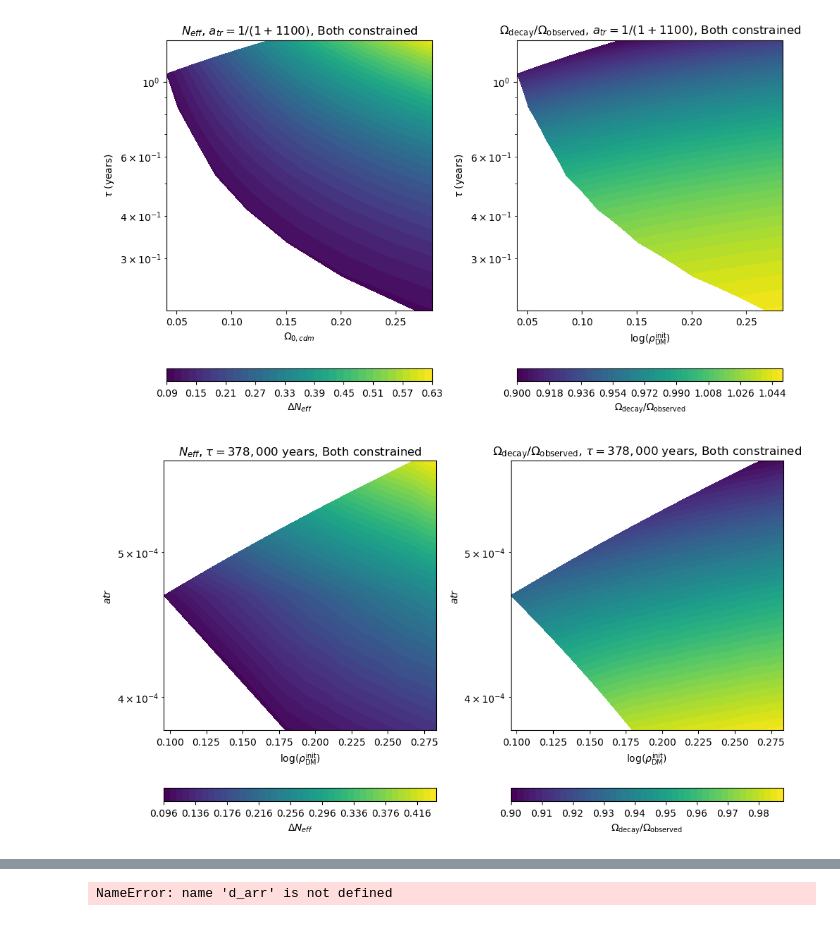
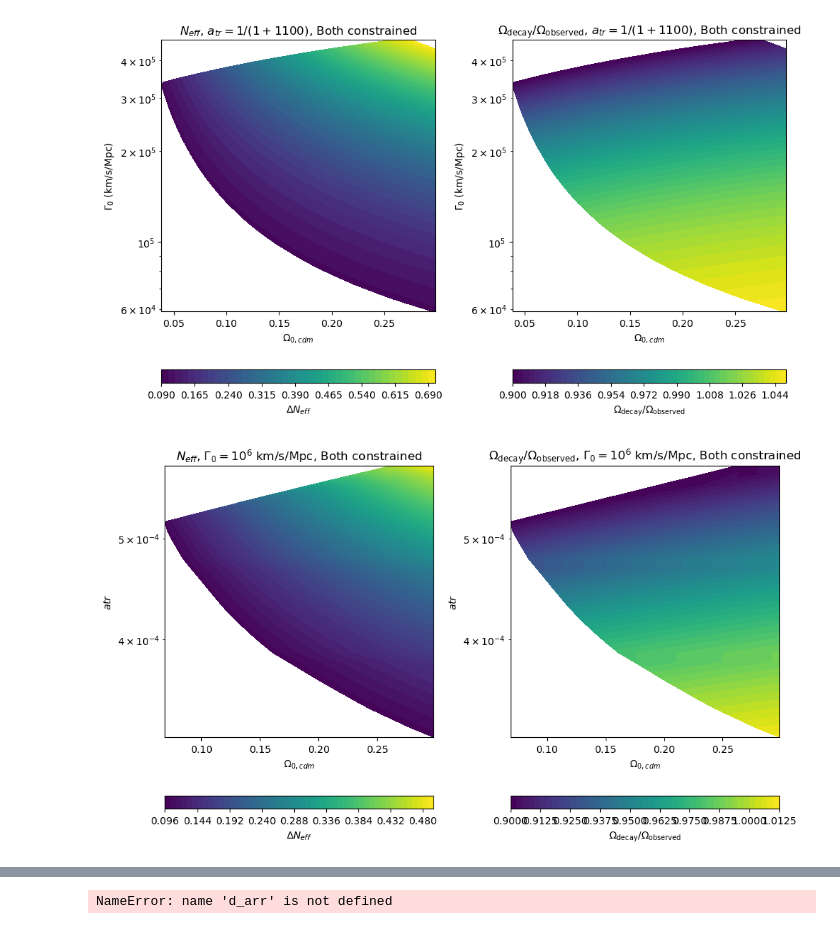
Before and after one commit to KoniOKoni/COFI, a Jupyter notebook: Untitled.ipynb, the cells around one changed output, grey strips where cells are left out. Drawn from its saved outputs; the diff is of its cells as text; code cells hidden in the pictures.

```diff
--- a/Untitled.ipynb
+++ b/Untitled.ipynb
@@ -20,7 +20,7 @@ Ntau.tricontourf(ftau, atrtau, Nefftau, levels = N_level)
 #Ntau.set_xscale('log')
 Ntau.set_yscale('log')
 Ntau.set_xlabel(r'$\Omega_{0,cdm}$')
-Ntau.set_ylabel(r'$\tau$ (years)')
+Ntau.set_ylabel(r'$\Gamma_0$ (km/s/Mpc)')
 Ntau.set_title(r'$N_{eff}$, $a_{tr} = 1/(1+1100)$, Both constrained')
 fig1.colorbar(Ntau.tricontourf(ftau, atrtau, Nefftau, levels = N_level), ax=Ntau,
                      orientation='horizontal').set_label(r'$\Delta N_{eff}$')
@@ -28,38 +28,38 @@ fig1.colorbar(Ntau.tricontourf(ftau, atrtau, Nefftau, levels = N_level), ax=Ntau
 difftau.tricontourf(ftau, atrtau, Omegadifftau, levels = N_level)
 #difftau.set_xscale('log')
 difftau.set_yscale('log')
-difftau.set_xlabel(r'$$\Omega_{0,cdm}$$')
-difftau.set_ylabel(r'$\tau$ (years)')
+difftau.set_xlabel(r'$\Omega_{0,cdm}$')
+difftau.set_ylabel(r'$\Gamma_0$ (km/s/Mpc)')
 difftau.set_title(r'$\Omega_{\mathrm{decay}} / \Omega_{\mathrm{observed}}$, $a_{tr} = 1/(1+1100)$, Both constrained')
 fig1.colorbar(difftau.tricontourf(ftau, atrtau, Omegadifftau, levels = N_level), ax=difftau,
                      orientation='horizontal').set_label(r'$\Omega_{\mathrm{decay}} / \Omega_{\mathrm{observed}}$')
 
 fig1.tight_layout()
 # %% [output]
-[figure, old version]
+[figure, new version]
 # %%
 fig2, (Natr, diffatr) = plt.subplots(1,2, figsize = (10,6))
 Natr.tricontourf(fatr, tauatr, Neffatr, levels = N_level)
 #Natr.set_xscale('log')
 Natr.set_yscale('log')
-Natr.set_xlabel(r'$\log(\rho_{\mathrm{DM}}^{\mathrm{init}})$')
+Natr.set_xlabel(r'$\Omega_{0,cdm}$')
 Natr.set_ylabel(r'$atr$')
-Natr.set_title(r'$N_{eff}$, $\tau = 378,000$ years, Both constrained')
+Natr.set_title(r'$N_{eff}$, $\Gamma_0 = 10^6$ km/s/Mpc, Both constrained')
 fig2.colorbar(Natr.tricontourf(fatr, tauatr, Neffatr, levels = N_level), ax=Natr,
                      orientation='horizontal').set_label(r'$\Delta N_{eff}$')
 
 diffatr.tricontourf(fatr, tauatr, Omegadiffatr, levels = N_level)
 #diffatr.set_xscale('log')
 diffatr.set_yscale('log')
-diffatr.set_xlabel(r'$\log(\rho_{\mathrm{DM}}^{\mathrm{init}})$')
+diffatr.set_xlabel(r'$\Omega_{0,cdm}$')
 diffatr.set_ylabel(r'$atr$')
-diffatr.set_title(r'$\Omega_{\mathrm{decay}} / \Omega_{\mathrm{observed}}$, $\tau = 378,000$ years, Both constrained')
+diffatr.set_title(r'$\Omega_{\mathrm{decay}} / \Omega_{\mathrm{observed}}$, $\Gamma_0 = 10^6$ km/s/Mpc, Both constrained')
 fig2.colorbar(diffatr.tricontourf(fatr, tauatr, Omegadiffatr, levels = N_level), ax=diffatr,
                      orientation='horizontal').set_label(r'$\Omega_{\mathrm{decay}} / \Omega_{\mathrm{observed}}$')
 
 fig2.tight_layout()
 # %% [output]
-[figure, old version]
+[figure, new version]
 # %%
 np.shape(data_tau)
 # %% [output]
```
Also changed, not shown: parts of 1 cell of this notebook, 9 other files.
